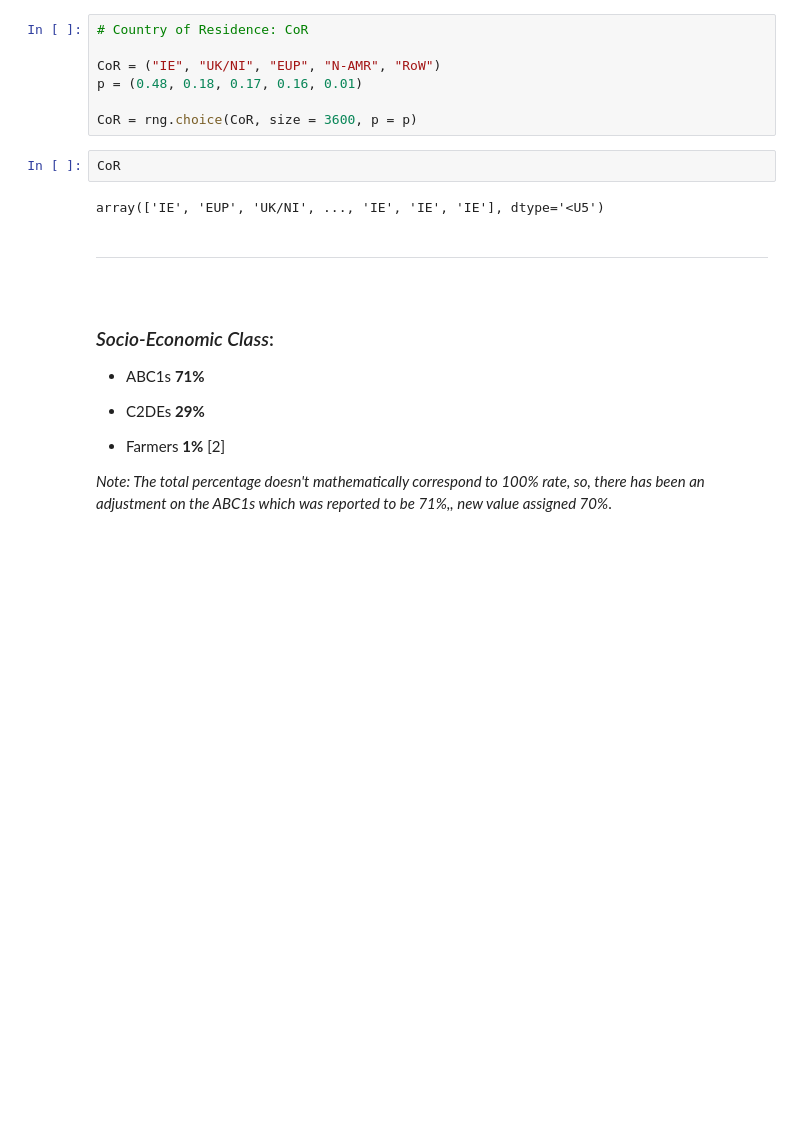
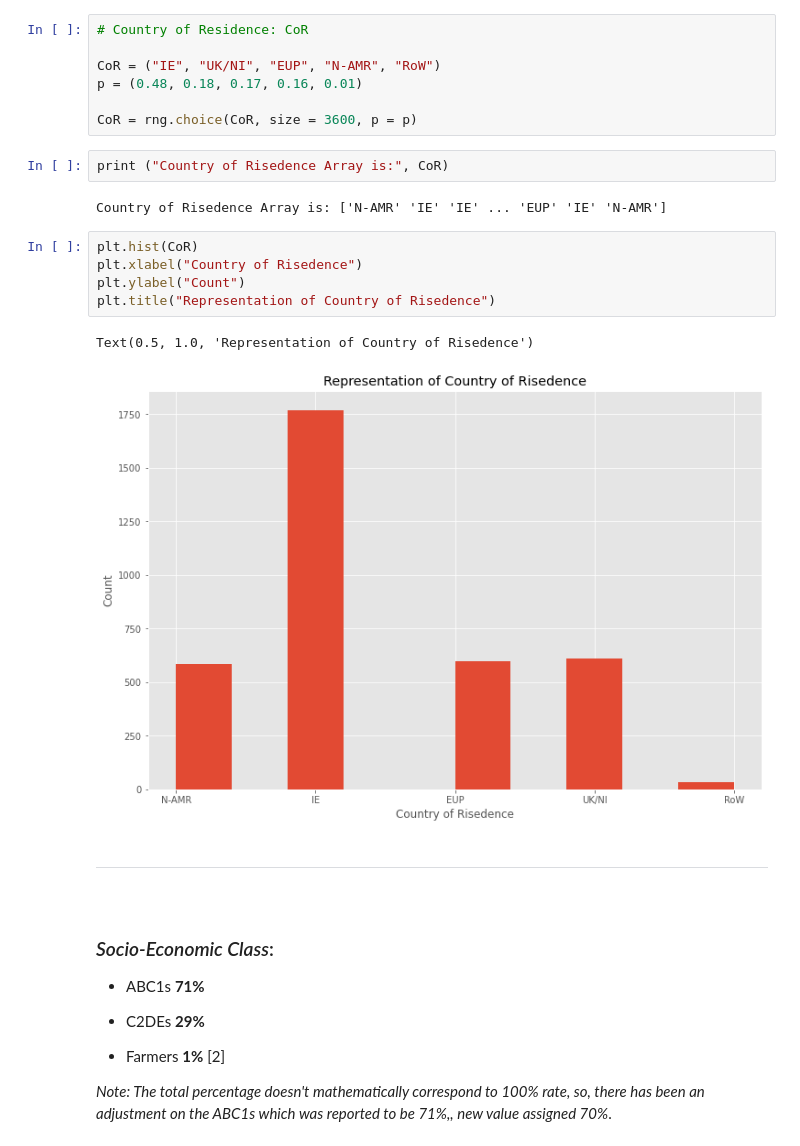
Before and after one commit to G00387867/Programming_for_DA_Project, a Jupyter notebook: Programming for DA.ipynb, the cells around one changed output. Cells and saved outputs as stored; diff of their text form; blank space fills up the shorter version.

Commit message:
Add plot Country of Risedence Representation for the Country of Risedence Variable

```diff
--- a/Programming for DA.ipynb
+++ b/Programming for DA.ipynb
@@ -199,10 +199,18 @@ CoR = ("IE", "UK/NI", "EUP", "N-AMR", "RoW")
 p = (0.48, 0.18, 0.17, 0.16, 0.01)
 
 CoR = rng.choice(CoR, size = 3600, p = p)
-# %%
-CoR
-# %% [output]
-array(['IE', 'EUP', 'UK/NI', ..., 'IE', 'IE', 'IE'], dtype='<U5')
+# %%
+print ("Country of Risedence Array is:", CoR)
+# %% [output]
+Country of Risedence Array is: ['N-AMR' 'IE' 'IE' ... 'EUP' 'IE' 'N-AMR']
+# %%
+plt.hist(CoR)
+plt.xlabel("Country of Risedence")
+plt.ylabel("Count")
+plt.title("Representation of Country of Risedence")
+# %% [output]
+Text(0.5, 1.0, 'Representation of Country of Risedence')
+[figure, added]
 # %% [markdown]
 ***
 <br>
```
Also changed, not shown: parts of 11 cells of this notebook.
